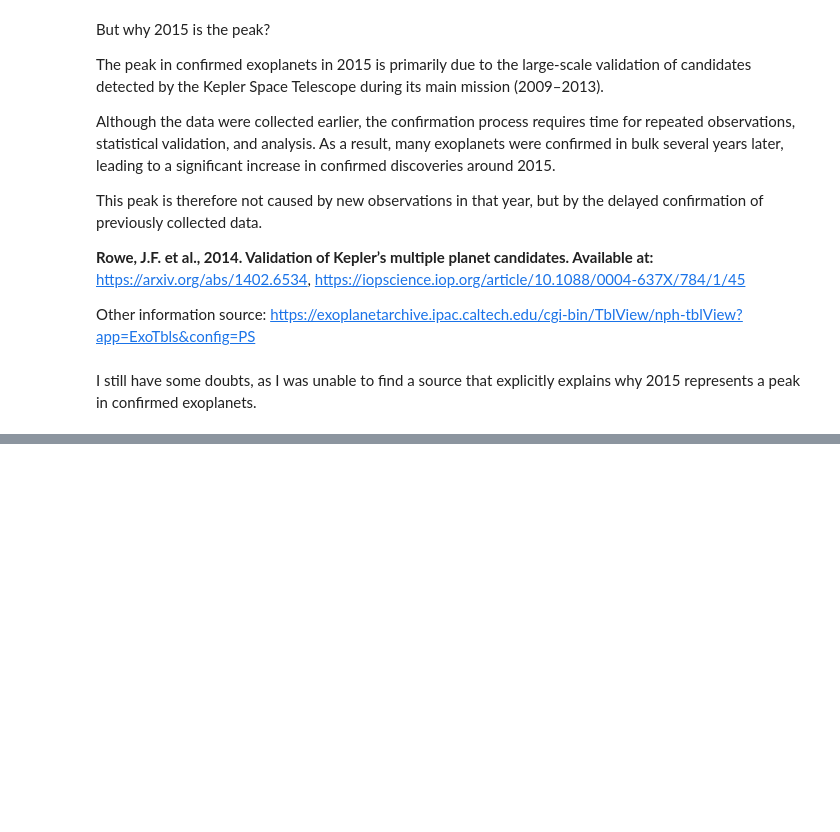
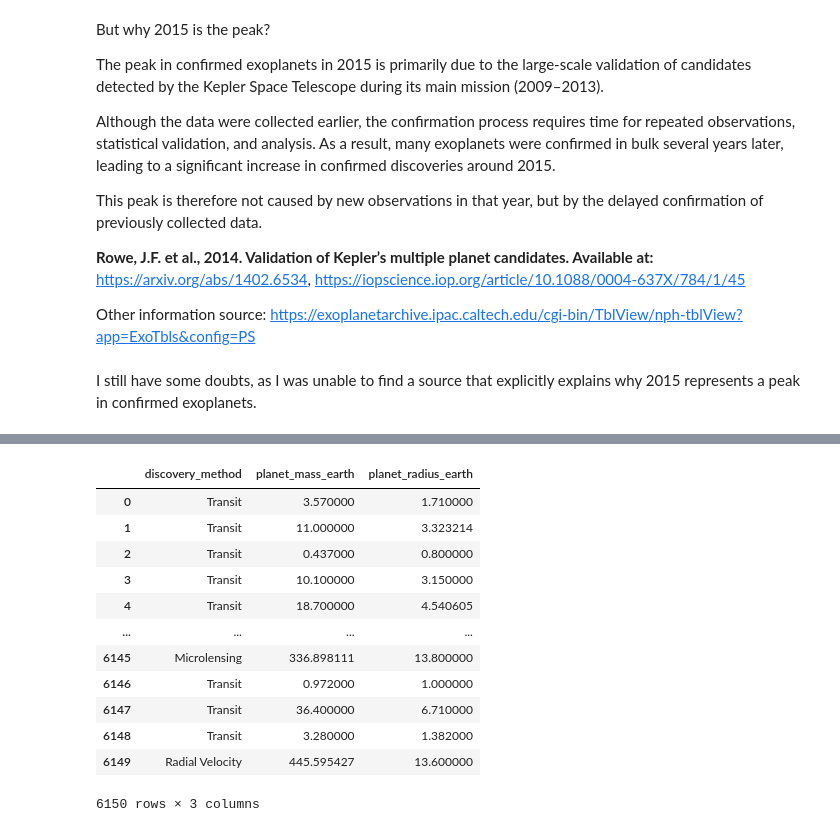
Before and after one commit to plamensve/DS_2026_FP, a Jupyter notebook: notebooks/02_detection_method_vs_planet_properties.ipynb, the cells around one changed output, grey strips where cells are left out. Saved outputs shown, nothing was run; the diff lists cells and outputs as text; code cells hidden in the pictures; blank space fills up the shorter version.

```diff
--- a/notebooks/02_detection_method_vs_planet_properties.ipynb
+++ b/notebooks/02_detection_method_vs_planet_properties.ipynb
@@ -215,0 +221,18 @@ I still have some doubts, as I was unable to find a source that explicitly expla
+# %%
+# Extract the relevant data required for hypothesis testing
+data_hypothesis = data[['discovery_method', 'planet_mass_earth', 'planet_radius_earth']]
+data_hypothesis
+# %% [output]
+|  | discovery_method | planet_mass_earth | planet_radius_earth |
+| 0 | Transit | 3.570000 | 1.710000 |
+| 1 | Transit | 11.000000 | 3.323214 |
+| 2 | Transit | 0.437000 | 0.800000 |
+| 3 | Transit | 10.100000 | 3.150000 |
+| 4 | Transit | 18.700000 | 4.540605 |
+| ... | ... | ... | ... |
+| 6145 | Microlensing | 336.898111 | 13.800000 |
+| 6146 | Transit | 0.972000 | 1.000000 |
+| 6147 | Transit | 36.400000 | 6.710000 |
+| 6148 | Transit | 3.280000 | 1.382000 |
+| 6149 | Radial Velocity | 445.595427 | 13.600000 |
+6150 rows × 3 columns
```
Also changed, not shown: parts of 11 cells of this notebook.
